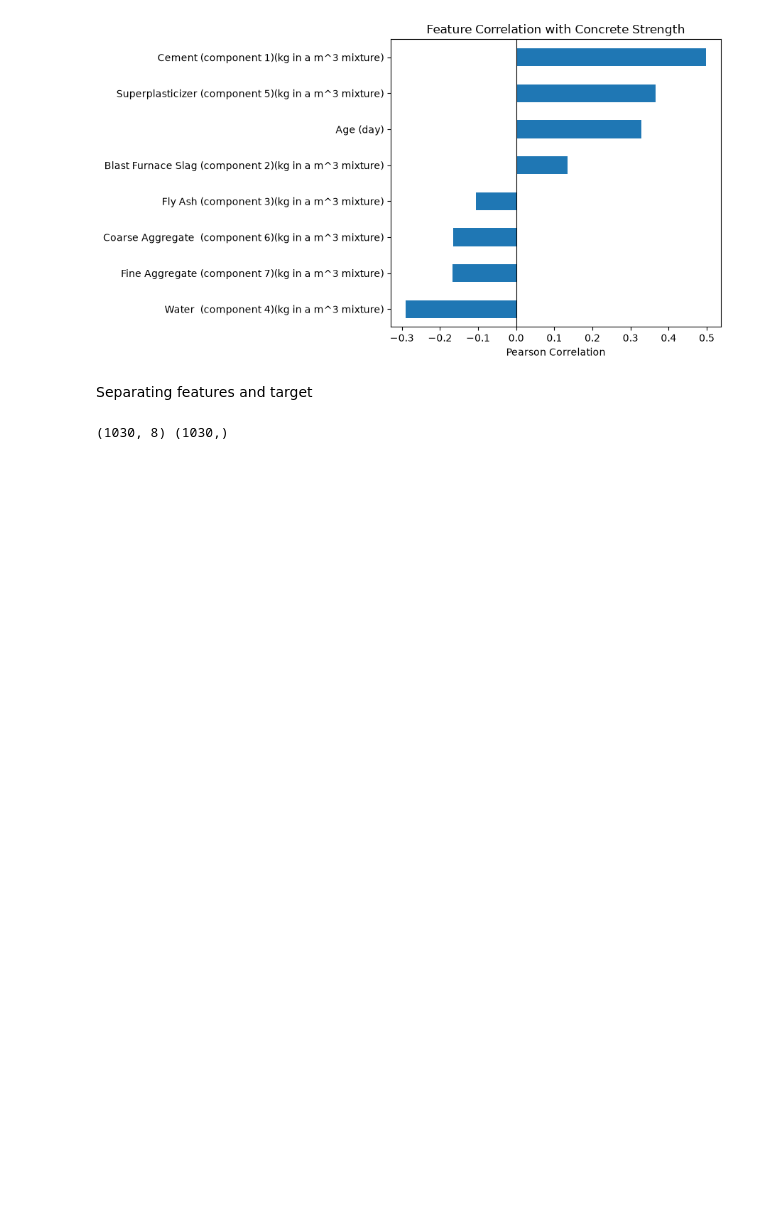
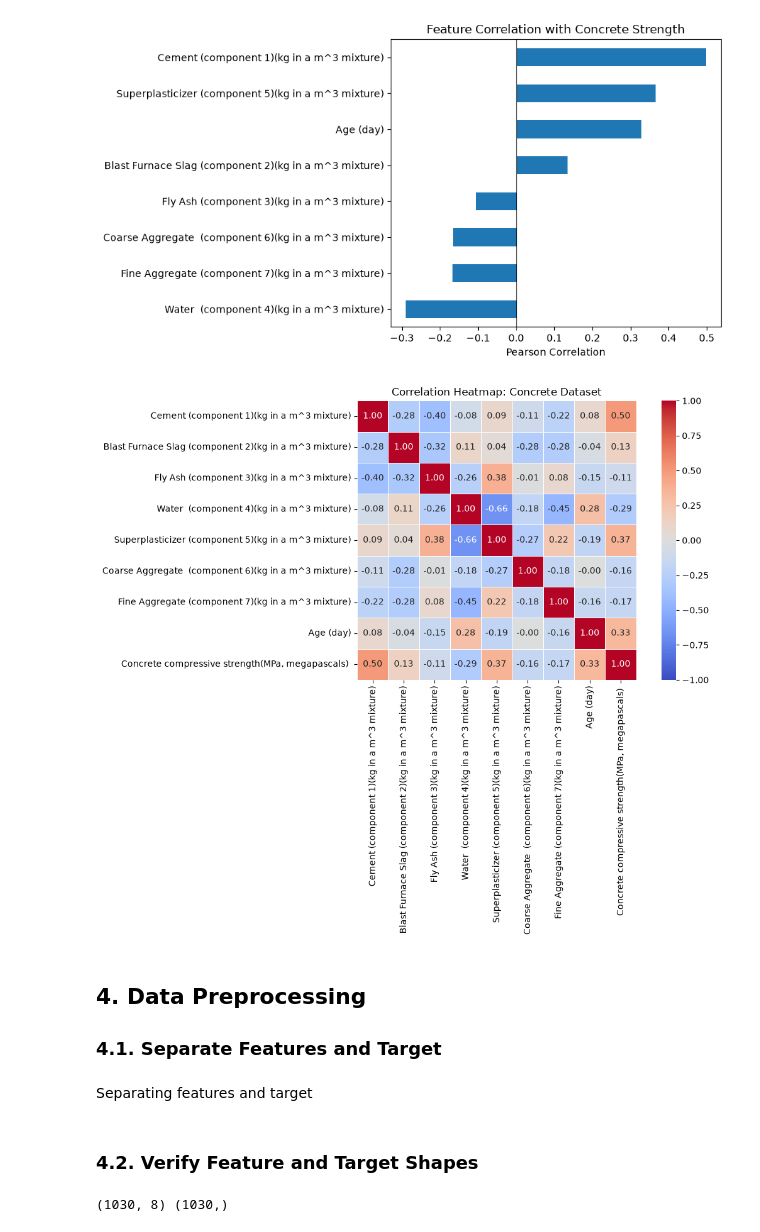
Before and after one commit to amaysaxena02/CDAC, a Jupyter notebook: Machine Learning/Concrete Compressive Strength/Concrete_Compressive_Strength_Prediction.ipynb, the cells around one changed output. Cells and saved outputs as stored; diff of their text form; code cells hidden in the pictures; blank space fills up the shorter version.

```diff
--- a/Machine Learning/Concrete Compressive Strength/Concrete_Compressive_Strength_Prediction.ipynb
+++ b/Machine Learning/Concrete Compressive Strength/Concrete_Compressive_Strength_Prediction.ipynb
@@ -222,12 +314,38 @@ plt.tight_layout()
 plt.show()
 # %% [output]
 [figure]
+# %%
+# Visualize the full correlation matrix for features and target.
+correlation_matrix = numerical_df.corr()
+
+plt.figure(figsize=(12, 9))
+sns.heatmap(
+    correlation_matrix,
+    annot=True,
+    fmt='.2f',
+    cmap='coolwarm',
+    center=0,
+    vmin=-1,
+    vmax=1,
+    square=True,
+    linewidths=0.5
+)
+plt.title('Correlation Heatmap: Concrete Dataset')
+plt.tight_layout()
+plt.show()
+# %% [output]
+[figure, added]
+# %% [markdown]
+## 4. Data Preprocessing
+### 4.1. Separate Features and Target
 # %% [markdown]
 Separating features and target
 # %%
 # Separate predictors (X: ingredient quantities and age) from the target (y: measured compressive strength).
 X = df.iloc[:, : -1].copy()
 y = df.iloc[:,-1].copy()
+# %% [markdown]
+### 4.2. Verify Feature and Target Shapes
 # %%
 # Confirm the number of rows and columns in X and y.
 print(X.shape, y.shape)
```
Also changed, not shown: parts of 55 cells of this notebook, 3 other files.
